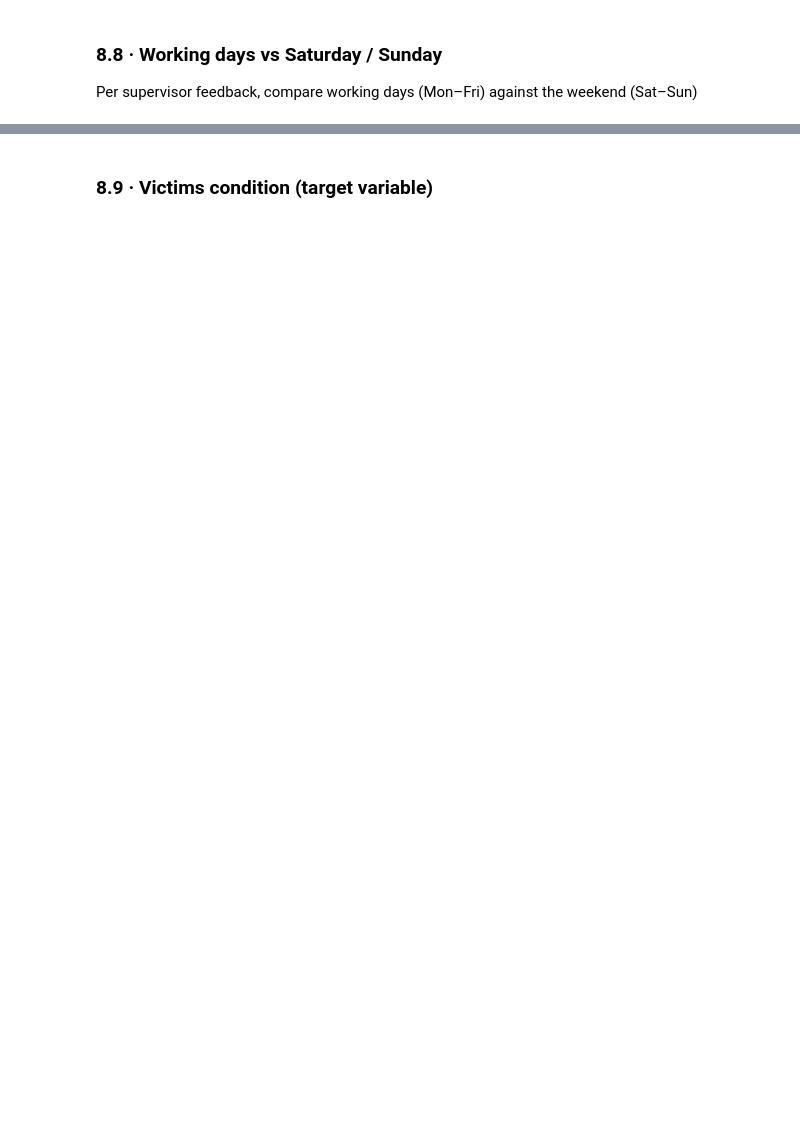
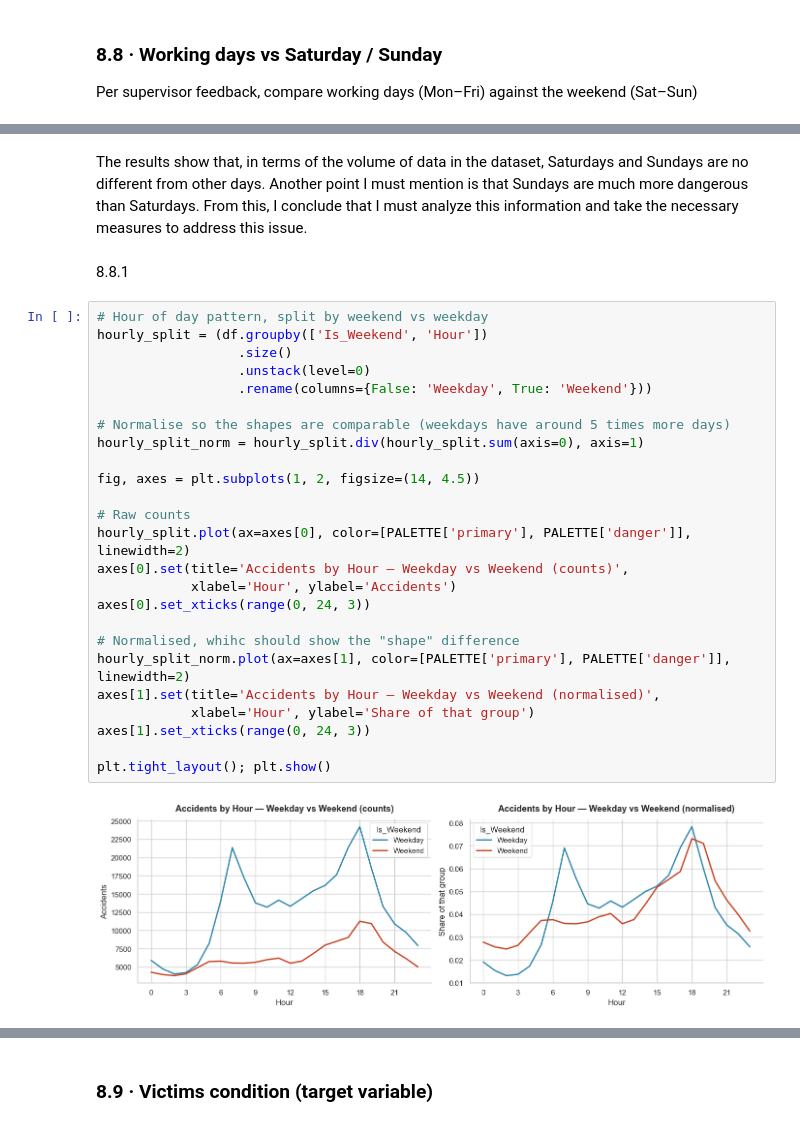
Before and after one commit to Aang1214/Dissertation, a Jupyter notebook: PollishedEDA.ipynb, the cells around one changed output, grey strips where cells are left out. Cells and saved outputs as stored; diff of their text form; blank space fills up the shorter version.

```diff
--- a/PollishedEDA.ipynb
+++ b/PollishedEDA.ipynb
@@ -447,0 +602,31 @@ Per supervisor feedback, compare working days (Mon–Fri) against the weekend (S
+# %% [markdown]
+The results show that, in terms of the volume of data in the dataset, Saturdays and Sundays are no different from other days. Another point I must mention is that Sundays are much more dangerous than Saturdays. From this, I conclude that I must analyze this information and take the necessary measures to address this issue.
+# %% [markdown]
+8.8.1
+# %%
+# Hour of day pattern, split by weekend vs weekday
+hourly_split = (df.groupby(['Is_Weekend', 'Hour'])
+                  .size()
+                  .unstack(level=0)
+                  .rename(columns={False: 'Weekday', True: 'Weekend'}))
+
+# Normalise so the shapes are comparable (weekdays have around 5 times more days)
+hourly_split_norm = hourly_split.div(hourly_split.sum(axis=0), axis=1)
+
+fig, axes = plt.subplots(1, 2, figsize=(14, 4.5))
+
+# Raw counts
+hourly_split.plot(ax=axes[0], color=[PALETTE['primary'], PALETTE['danger']], linewidth=2)
+axes[0].set(title='Accidents by Hour — Weekday vs Weekend (counts)',
+            xlabel='Hour', ylabel='Accidents')
+axes[0].set_xticks(range(0, 24, 3))
+
+# Normalised, whihc should show the "shape" difference
+hourly_split_norm.plot(ax=axes[1], color=[PALETTE['primary'], PALETTE['danger']], linewidth=2)
+axes[1].set(title='Accidents by Hour — Weekday vs Weekend (normalised)',
+            xlabel='Hour', ylabel='Share of that group')
+axes[1].set_xticks(range(0, 24, 3))
+
+plt.tight_layout(); plt.show()
+# %% [output]
+[figure, added]
```
Also changed, not shown: parts of 42 cells of this notebook, 1 other file.
